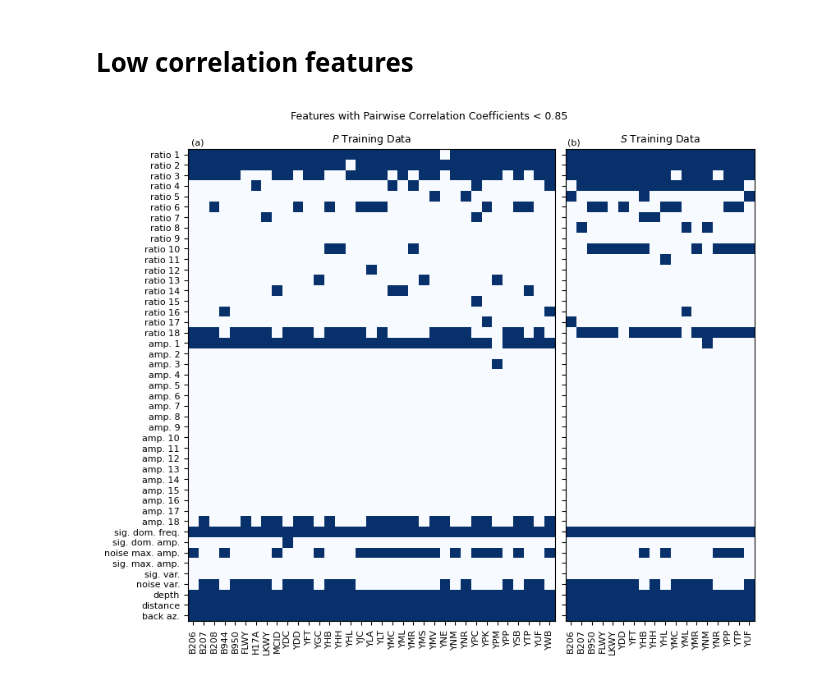
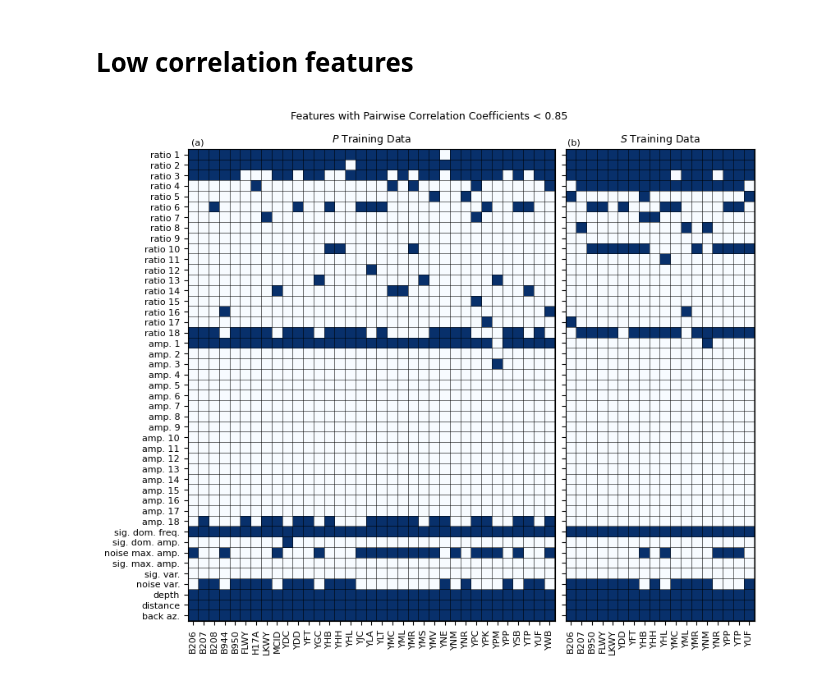
Before and after one commit to armstrong06/featmag, a Jupyter notebook: notebooks_feature_selection/combinePandSFeatureSelectionHeatmaps.ipynb, the cells around one changed output. Saved outputs shown, nothing was run; the diff lists cells and outputs as text; code cells hidden in the pictures.

```diff
--- a/notebooks_feature_selection/combinePandSFeatureSelectionHeatmaps.ipynb
+++ b/notebooks_feature_selection/combinePandSFeatureSelectionHeatmaps.ipynb
@@ -100,11 +109,13 @@ s_lowcorr = s_lowcorr.rename(columns={'Unnamed: 0':'Feature'})
 # %%
 plotting.plot_feature_heatmaps_sidebyside(p_lowcorr, s_lowcorr,
                         colorbar=False,
                         figsize=(8.0, 6.7),
                         fontsize=None,
                         title='Features with Pairwise Correlation Coefficients < 0.85',
                         p_title='$\it{P}$ Training Data',
                         s_title='$\it{S}$ Training Data',
-                        savefigname='../figures/feats_heatmaps_lowcorr.png')
+                        lines=True,
+                        colormap=cm.Blues,
+                        savefigname='../figures/feats_heatmaps_lowcorr_lines.png')
 # %% [output]
-[figure, old version]
+[figure, new version]
```
Also changed, not shown: parts of 5 cells of this notebook, 6 other files.
